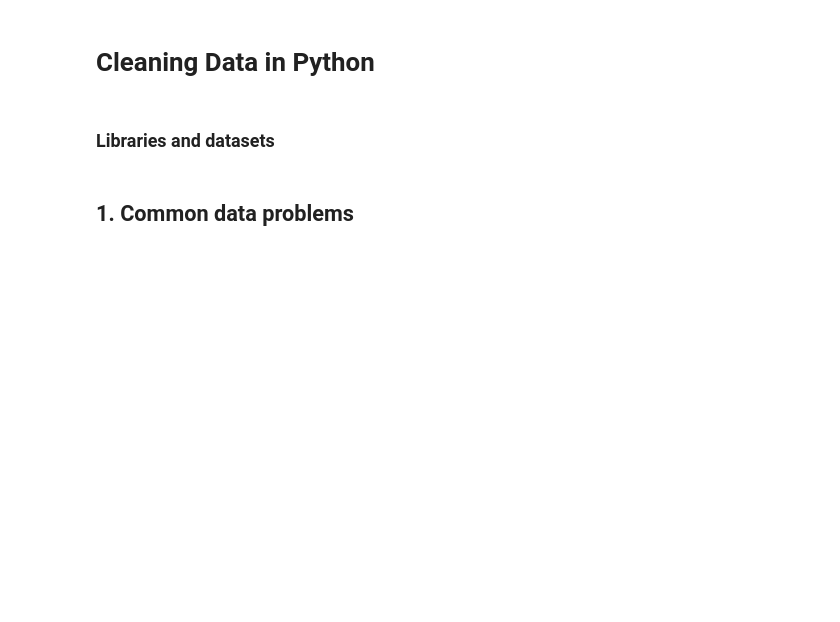
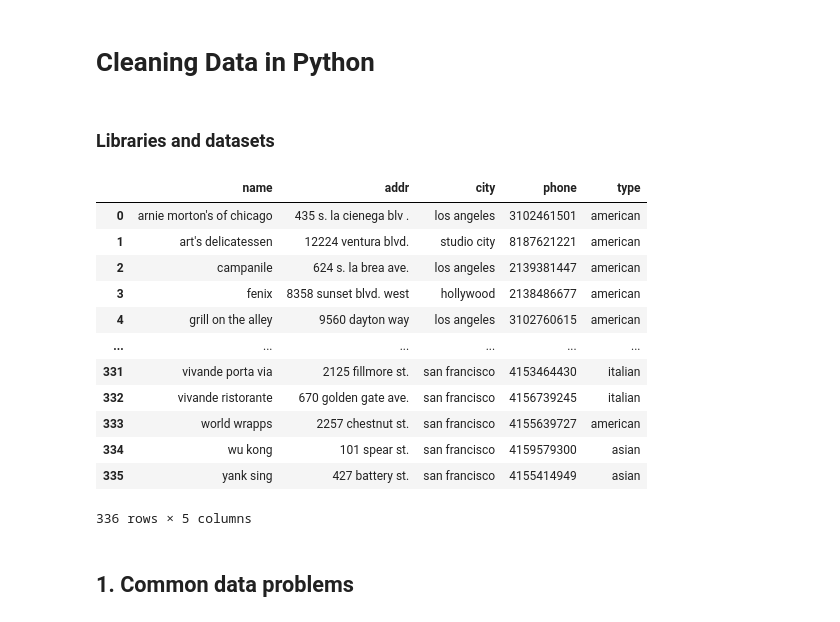
Before and after one commit to pedrogrigorio/DataCamp-Python-Data-Science-Track, a Jupyter notebook: 13-Cleaning_Data_in_Python/notebook.ipynb, the cells around one changed output. Saved outputs shown, nothing was run; the diff lists cells and outputs as text; code cells hidden in the pictures; blank space fills up the shorter version.

```diff
--- a/13-Cleaning_Data_in_Python/notebook.ipynb
+++ b/13-Cleaning_Data_in_Python/notebook.ipynb
@@ -5,20 +5,37 @@
 # %%
 import pandas as pd
 import numpy as np
 import datetime as dt
 import missingno as msno
 import matplotlib.pyplot as plt
 
 ride_sharing = pd.read_csv('datasets/ride_sharing_new.csv', index_col=0)
 banking = pd.read_csv('datasets/banking_dirty.csv', index_col=0)
 airlines = pd.read_csv('datasets/airlines_final.csv', index_col=0)
+restaurants2 = pd.read_csv('datasets/restaurants_L2_dirty.csv', index_col=0)
+restaurants = pd.read_csv('datasets/restaurants_L2.csv',index_col=0)
 airlines[['cleanliness','safety','satisfaction']] = airlines[['cleanliness','safety','satisfaction']].astype('category')
 
 cleanliness_list = ['Clean', 'Average', 'Somewhat clean', 'Somewhat dirty', 'Dirty']
 safety_list = ['Neutral', 'Very safe', 'Somewhat safe', 'Very unsafe', 'Somewhat unsafe']
 satisfaction_list = ['Very satisfied','Neutral', 'Somewhat satisfied', 'Somewhat unsatisfied', 'Very unsatisfied']
 categories_dict = {'cleanliness':cleanliness_list, 'safety':safety_list, 'satisfaction':satisfaction_list}
 categories = pd.DataFrame(categories_dict, dtype='category')
+restaurants
+# %% [output]
+|  | name | addr | city | phone | type |
+| 0 | arnie morton's of chicago | 435 s. la cienega blv . | los angeles | 3102461501 | american |
+| 1 | art's delicatessen | 12224 ventura blvd. | studio city | 8187621221 | american |
+| 2 | campanile | 624 s. la brea ave. | los angeles | 2139381447 | american |
+| 3 | fenix | 8358 sunset blvd. west | hollywood | 2138486677 | american |
+| 4 | grill on the alley | 9560 dayton way | los angeles | 3102760615 | american |
+| ... | ... | ... | ... | ... | ... |
+| 331 | vivande porta via | 2125 fillmore st. | san francisco | 4153464430 | italian |
+| 332 | vivande ristorante | 670 golden gate ave. | san francisco | 4156739245 | italian |
+| 333 | world wrapps | 2257 chestnut st. | san francisco | 4155639727 | american |
+| 334 | wu kong | 101 spear st. | san francisco | 4159579300 | asian |
+| 335 | yank sing | 427 battery st. | san francisco | 4155414949 | asian |
+336 rows × 5 columns
 # %% [markdown]
 ## 1. Common data problems
 # %% [markdown]
```
Also changed, not shown: parts of 6 cells of this notebook.
